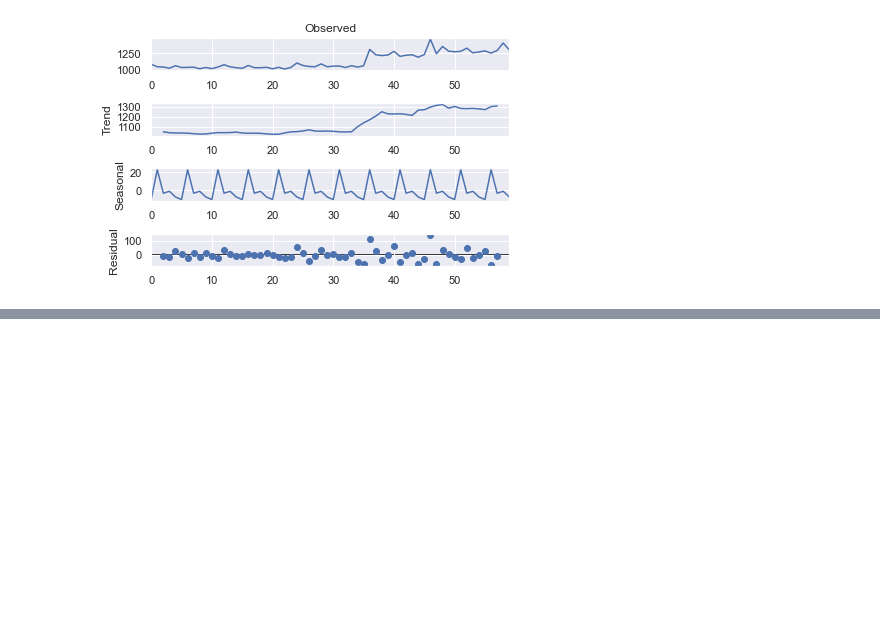
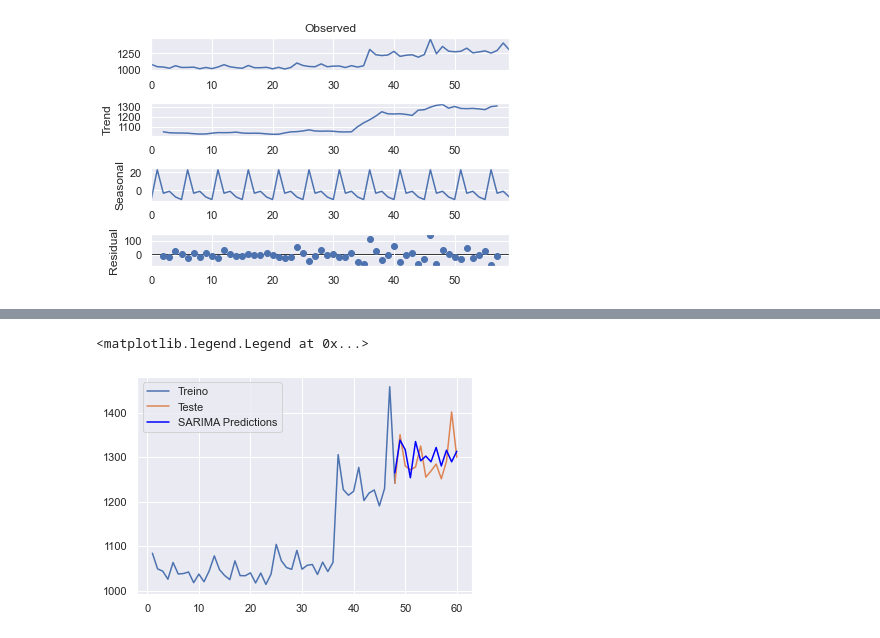
Before and after one commit to ghastcmd/data-science-project, a Jupyter notebook: Projeto.ipynb, the cells around one changed output, grey strips where cells are left out. Drawn from its saved outputs; the diff is of its cells as text; code cells hidden in the pictures; blank space fills up the shorter version.

```diff
--- a/Projeto.ipynb
+++ b/Projeto.ipynb
@@ -366,0 +339,17 @@ RMSE:  42.65092687869008
+# %%
+
+SARIMAXmodel = SARIMAX(y, order = (4, 1, 1), seasonal_order=(0,0,0,2))
+SARIMAXmodel = SARIMAXmodel.fit(dis=-1)
+
+y_pred = SARIMAXmodel.get_forecast(len(test.index))
+y_pred_df = y_pred.conf_int(alpha = 0.05)
+y_pred_df["Predictions"] = SARIMAXmodel.predict(start = y_pred_df.index[0], end = y_pred_df.index[-1])
+y_pred_df.index = test.index
+y_pred_out = y_pred_df["Predictions"]
+plt.plot(train, label='Treino')
+plt.plot(test, label='Teste')
+plt.plot(y_pred_out, color='Blue', label = 'SARIMA Predictions')
+plt.legend()
+# %% [output]
+<matplotlib.legend.Legend at 0x...>
+[figure, added]
```
Also changed, not shown: parts of 7 cells of this notebook.
